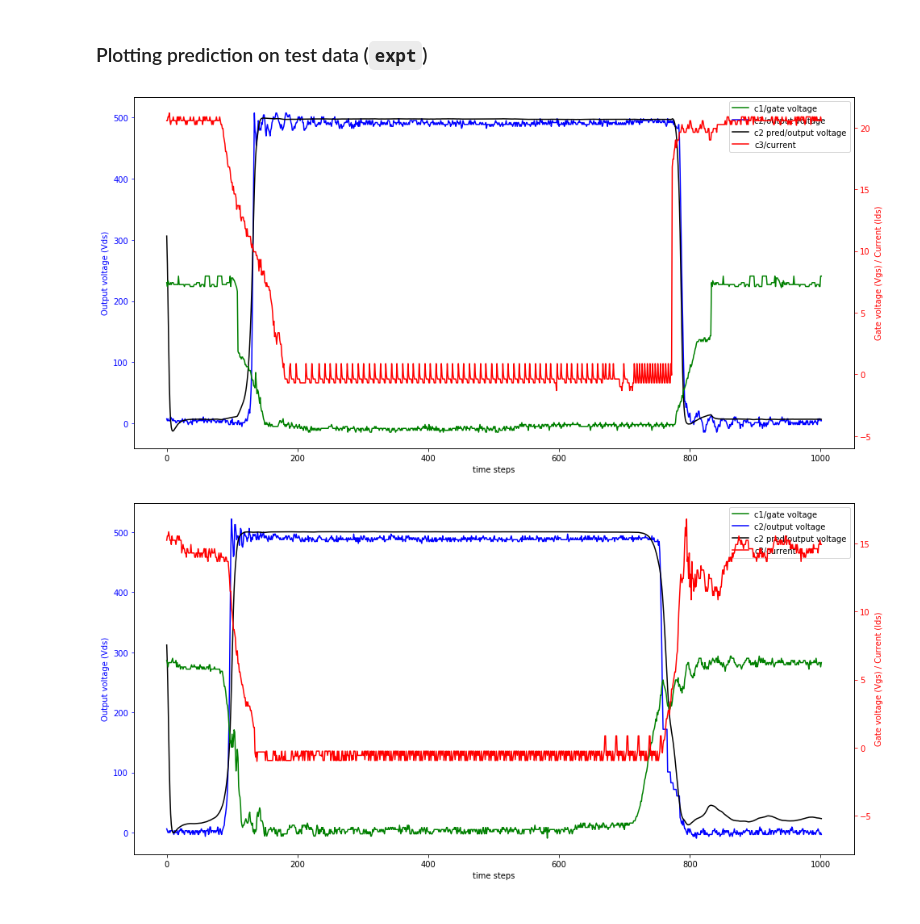
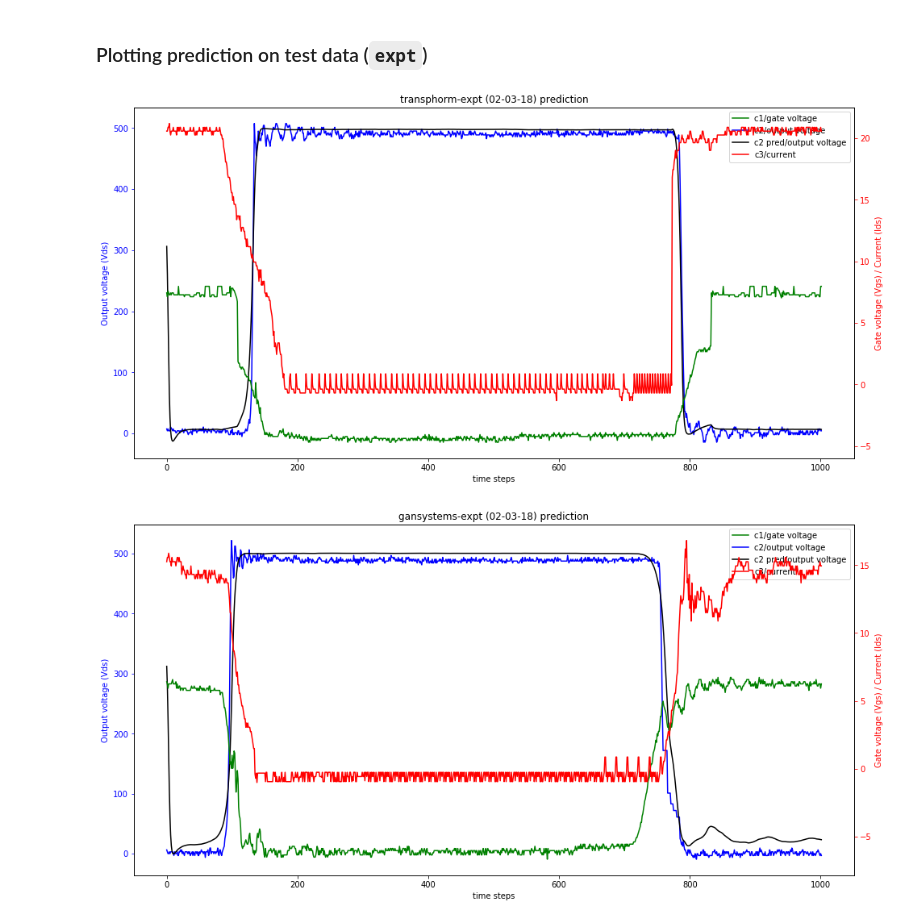
Before and after one commit to srbhchandra/NN_learn, a Jupyter notebook: projects/GaN/GaN voltage prediction 2018-02-17.ipynb, the cells around one changed output. Cells and saved outputs as stored; diff of their text form; code cells hidden in the pictures.

````diff
--- a/GaN voltage prediction 2018-02-17.ipynb
+++ b/projects/GaN/GaN voltage prediction 2018-02-17.ipynb
@@ -293,7 +293,7 @@ model.compile(loss='mean_squared_error', optimizer=opt)
 # %%
 time = datetime.now().strftime('%Y%m%d%H%M')
 nodes_str = '_'.join(map(str, nodes))
-filename = f"models/gan-{nodes_str}-{time}-" + "epoch_{epoch:02d}-val_loss_{val_loss:.2f}.h5"
+filename = f"_models/gan-{nodes_str}-{time}-" + "epoch_{epoch:02d}-val_loss_{val_loss:.2f}.h5"
 model_saver = ModelCheckpoint(filepath=filename, monitor='val_loss', save_best_only=True)
 
 history = model.fit(x_train, y_train,
@@ -326,7 +326,7 @@ best_model[0]
 # %% [output]
 'gan-32_32-201802181741-epoch_104-val_loss_0.02.h5'
 # %%
-model.load_weights(f'models/{best_model[0]}')
+model.load_weights(f'_models/{best_model[0]}')
 # %%
 y_train_pred = model.predict(x_train)
 y_test_pred = model.predict(x_test)
@@ -406,16 +407,18 @@ For gansystems: prediction_error = 0.015530452864580928, ideal_error = 0.0591384
 For panasonic: prediction_error = 0.029289353524128075, ideal_error = nan, model_error = 0.01130775244437753
 ```
 # %%
-def plot_prediction(x, y, y_pred):
+def plot_prediction(x, y, y_pred, title=None, save=False):
     x = (x * x_std) + x_mean
     y = (y * y_std) + y_mean
     y_pred = (y_pred * y_std) + y_mean  # c2
-    plot_data(c1=x[:,0], c2=y.ravel(), c3=x[:,1], c1_pred=None, c2_pred=y_pred.ravel(), c3_pred=None, title=None)
+    plot_data(c1=x[:,0], c2=y.ravel(), c3=x[:,1], c1_pred=None, c2_pred=y_pred.ravel(), c3_pred=None, title=title, save=save)
 # %% [markdown]
 ### Plotting prediction on test data (`expt`)
 # %%
 for i in range(x_test.shape[0]):
-    plot_prediction(x_test[i], y_test[i], y_test_pred[i])
+    row = test_df.iloc[i]
+    figname = f'{row.device_name}-{row.graph_type} ({row.date}) prediction'
+    plot_prediction(x_test[i], y_test[i], y_test_pred[i], title=figname, save=True)
 # %% [output]
-[figure, old version]
+[figure, new version]
-[figure, old version]
+[figure, new version]
````
Also changed, not shown: parts of 4 cells of this notebook, 27 other files.
